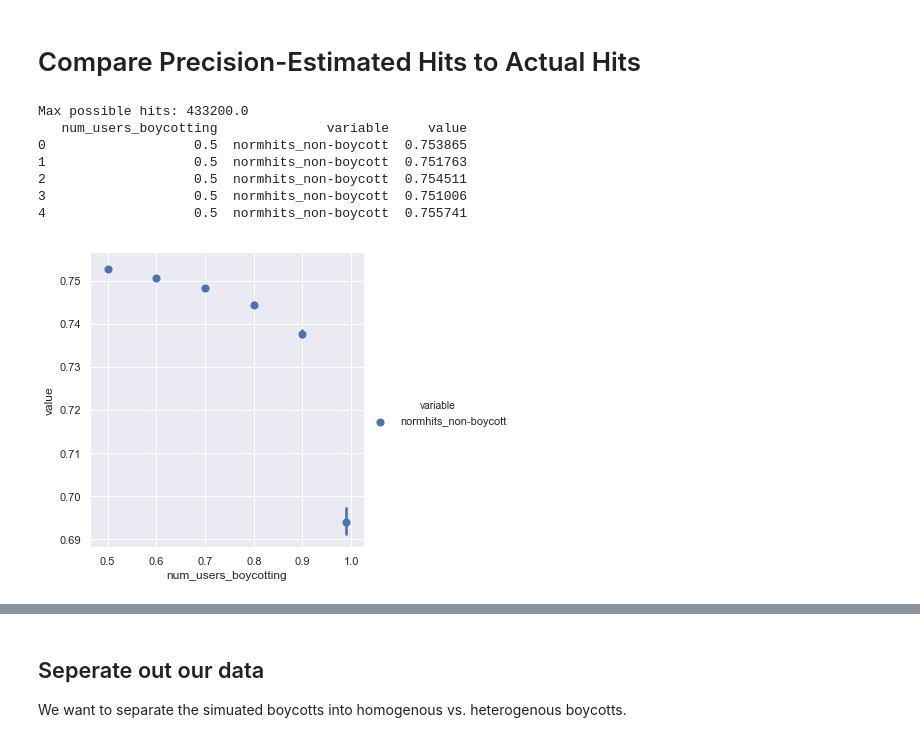
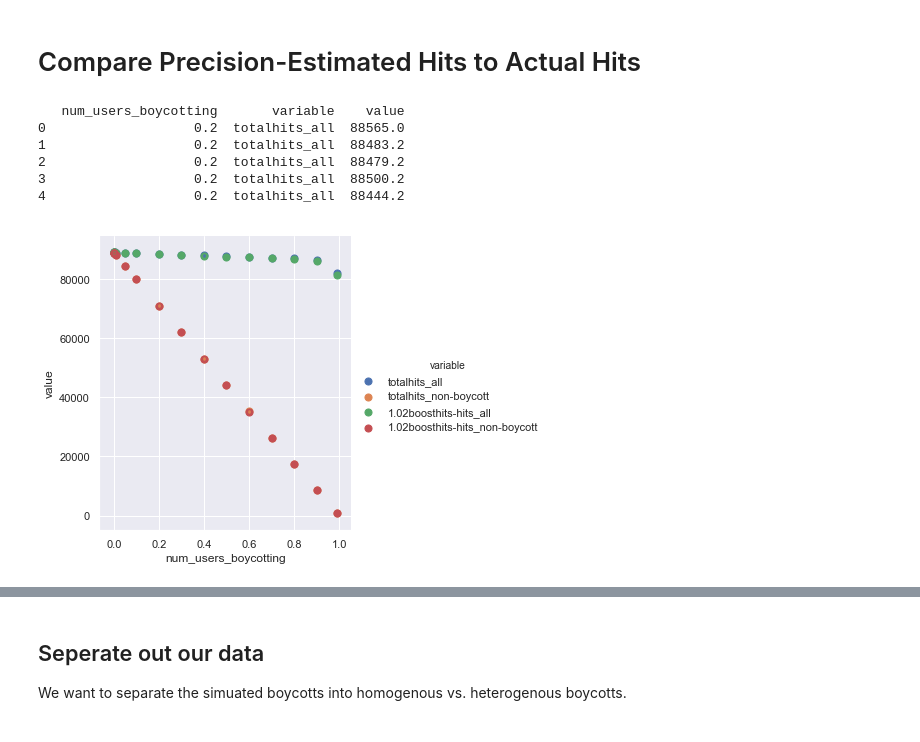
Before and after one commit to nickmvincent/surprise_sandbox, a Jupyter notebook: data_boycotts_and_strikes.ipynb, the cells around one changed output, grey strips where cells are left out. Drawn from its saved outputs; the diff is of its cells as text; code cells hidden in the pictures.

Commit message:
new plots

```diff
--- a/data_boycotts_and_strikes.ipynb
+++ b/data_boycotts_and_strikes.ipynb
@@ -360,55 +338,53 @@ Normalizing. Will divide hit values by total possible hits.
 # %%
 hits_df = df_1m.copy()
 hits_df = hits_df[~hits_df.hits_all.isna()]
-hits_df = hits_df[hits_df.num_users_boycotting >= 0.5]
+#hits_df = hits_df[hits_df.num_users_boycotting >= 0.5]
 #print(len(hits_df.index))
-hits_metric = 'normhits'
-metric2 = 'normhits'
+hits_metric = 'totalhits'
+metric2 = '1.02boosthits-hits'
 include = [
     'num_users_boycotting',
 ]
 hits_cols = [
-    #'increase_{}_all'.format(hits_metric),
+    '{}_all'.format(hits_metric),
     '{}_non-boycott'.format(hits_metric),
     #'{}_boycott'.format(hits_metric),
 ]
 # for col in hits_cols:
 #     hits_df[col] *= 0.76 / 14.75#num_users['ml-1m']
-print('Max possible hits: {}'.format(1e6 * 0.57 * 0.76))
 
-plot_metric2 = False
+plot_metric2 = True
 include += hits_cols
 if plot_metric2:
     cols = [
-        #'increase_{}_all'.format(metric2),
+        '{}_all'.format(metric2),
         '{}_non-boycott'.format(metric2),
     ]
 
     include += cols
 
 hits_df = hits_df[include].melt(id_vars='num_users_boycotting')
 print(hits_df.head())
 
 # for k in hits_df.num_users_boycotting:
 #     print(k)
 #     matches_from_hits = hits_df[hits_df.num_users_boycotting == k]
 #     matches_from_orig = samples_df_1m[hits_df.num_users_boycotting == k]
 
 sns.lmplot(
         x="num_users_boycotting", y="value", hue='variable', data=hits_df,
         fit_reg=False,
         x_estimator=np.mean, ci=99,
     )
 plt.show()
 # %% [output]
-Max possible hits: 433200.0
-   num_users_boycotting              variable     value
-0                   0.5  normhits_non-boycott  0.753865
-1                   0.5  normhits_non-boycott  0.751763
-2                   0.5  normhits_non-boycott  0.754511
-3                   0.5  normhits_non-boycott  0.751006
-4                   0.5  normhits_non-boycott  0.755741
+   num_users_boycotting       variable    value
+0                   0.2  totalhits_all  88565.0
+1                   0.2  totalhits_all  88483.2
+2                   0.2  totalhits_all  88479.2
+3                   0.2  totalhits_all  88500.2
+4                   0.2  totalhits_all  88444.2
-[figure, old version]
+[figure, new version]
 # %%
 from collections import defaultdict
 name2vals = defaultdict(list)
```
Also changed, not shown: parts of 31 cells of this notebook, 6 other files.
